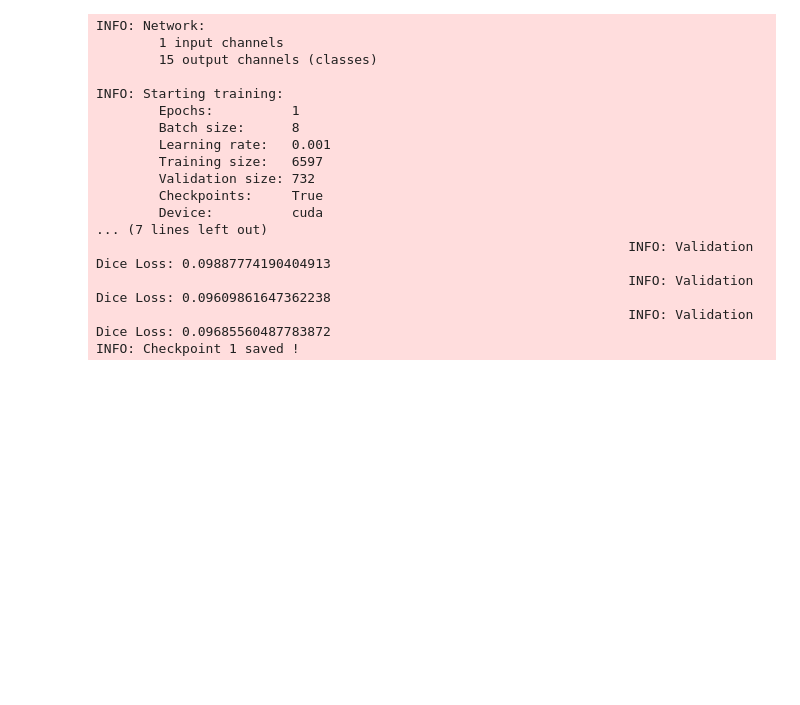
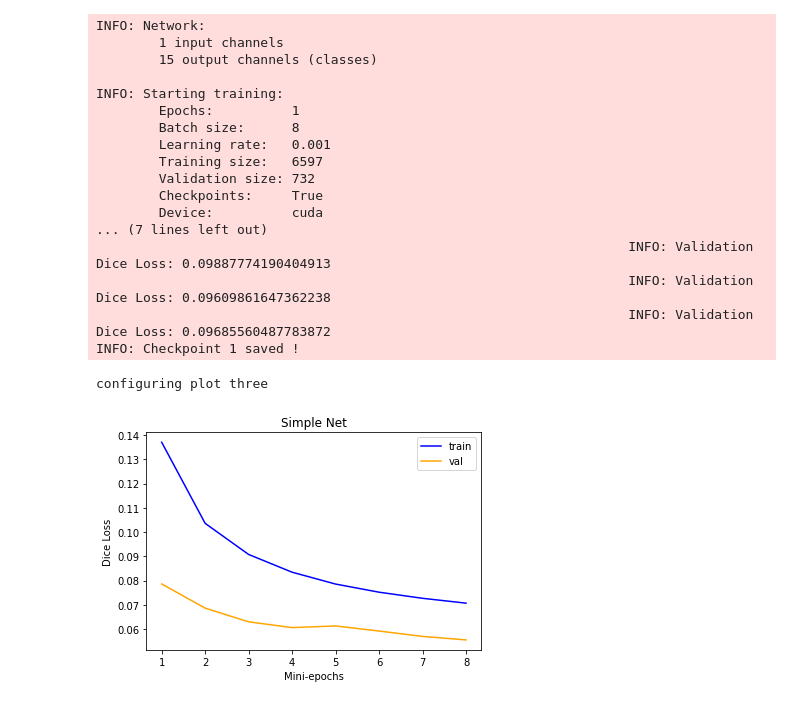
Before and after one commit to VictorButoi/SL-Net, a Jupyter notebook: jupyter/train_notebook.ipynb, the cells around one changed output. Saved outputs shown, nothing was run; the diff lists cells and outputs as text; code cells hidden in the pictures; blank space fills up the shorter version.

```diff
--- a/jupyter/train_notebook.ipynb
+++ b/jupyter/train_notebook.ipynb
@@ -233,15 +251,20 @@ plt.close()
 # %%
 print("configuring plot three")
 domain = len(train_scores3)
 x_values = [i+1 for i in range(domain)]
 plt.title("Simple Net")
 plt.xlabel("Mini-epochs")
 plt.ylabel("Dice Loss")
 plt.plot(x_values, train_scores3, color="blue", label="train")
 plt.plot(x_values, val_scores3, color="orange", label="val")
 plt.legend()
 plt.show()
 plt.close()
+
+plt.subplot(1, 2, 1)
+# %% [output]
+configuring plot three
+[figure, added]
 # %%
 print("configuring plot four")
 domain = len(train_scores4)
```
Also changed, not shown: parts of 3 cells of this notebook, 1 other file.
